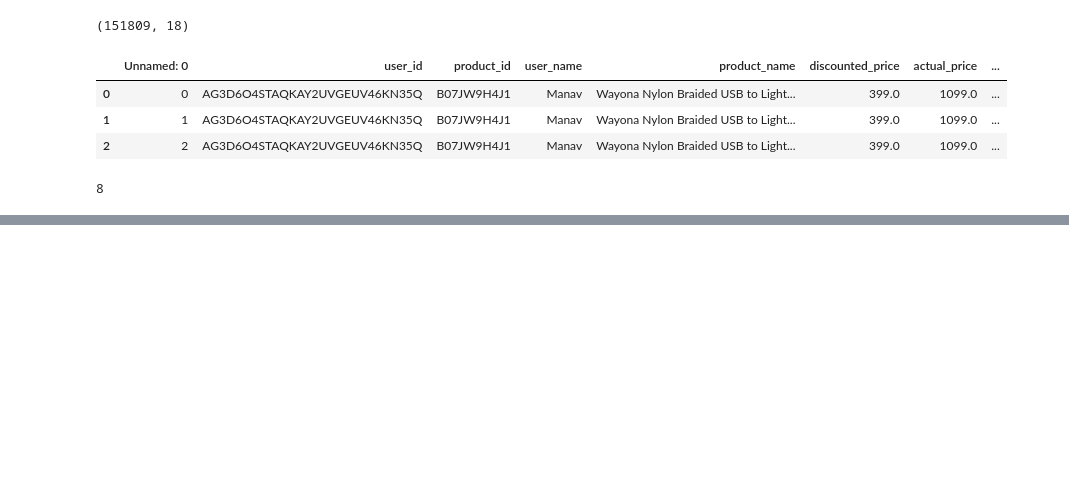
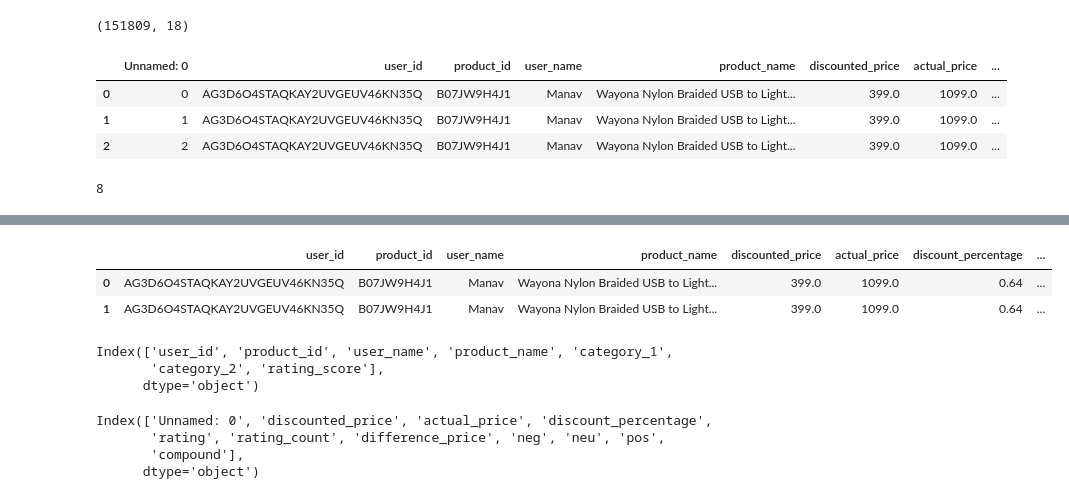
Before and after one commit to bimal-bp/MLops-Recommendation-Project, a Jupyter notebook: notebook.ipynb, the cells around one changed output, grey strips where cells are left out. Cells and saved outputs as stored; diff of their text form; code cells hidden in the pictures; blank space fills up the shorter version.

```diff
--- a/notebook.ipynb
+++ b/notebook.ipynb
@@ -22,0 +113,8 @@ df2.isnull().sum().sum()
+# %%
+# unmaned is not required so drop it
+
+df.drop(columns='Unnamed: 0',axis=1).head(2)
+# %% [output]
+|  | user_id | product_id | user_name | product_name | discounted_price | actual_price | discount_percentage | ... |
+| 0 | AG3D6O4STAQKAY2UVGEUV46KN35Q | B07JW9H4J1 | Manav | Wayona Nylon Braided USB to Light... | 399.0 | 1099.0 | 0.64 | ... |
+| 1 | AG3D6O4STAQKAY2UVGEUV46KN35Q | B07JW9H4J1 | Manav | Wayona Nylon Braided USB to Light... | 399.0 | 1099.0 | 0.64 | ... |
@@ -22,0 +124,13 @@ df2.isnull().sum().sum()
+# %%
+cat_cols.columns
+# %% [output]
+Index(['user_id', 'product_id', 'user_name', 'product_name', 'category_1',
+       'category_2', 'rating_score'],
+      dtype='object')
+# %%
+num_cols.columns
+# %% [output]
+Index(['Unnamed: 0', 'discounted_price', 'actual_price', 'discount_percentage',
+       'rating', 'rating_count', 'difference_price', 'neg', 'neu', 'pos',
+       'compound'],
+      dtype='object')
```
Also changed, not shown: parts of 17 cells of this notebook.
